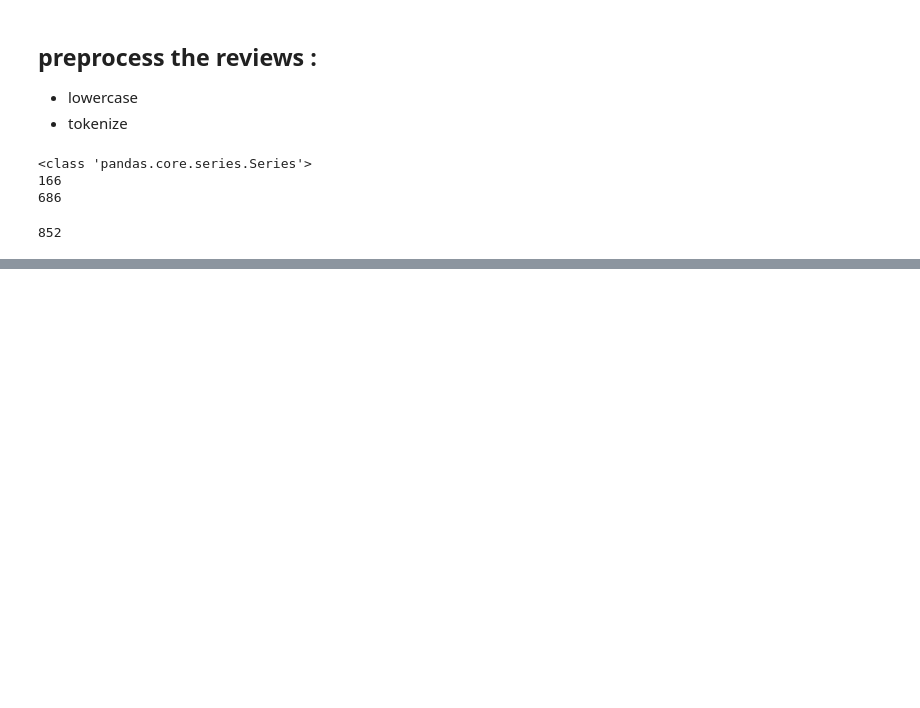
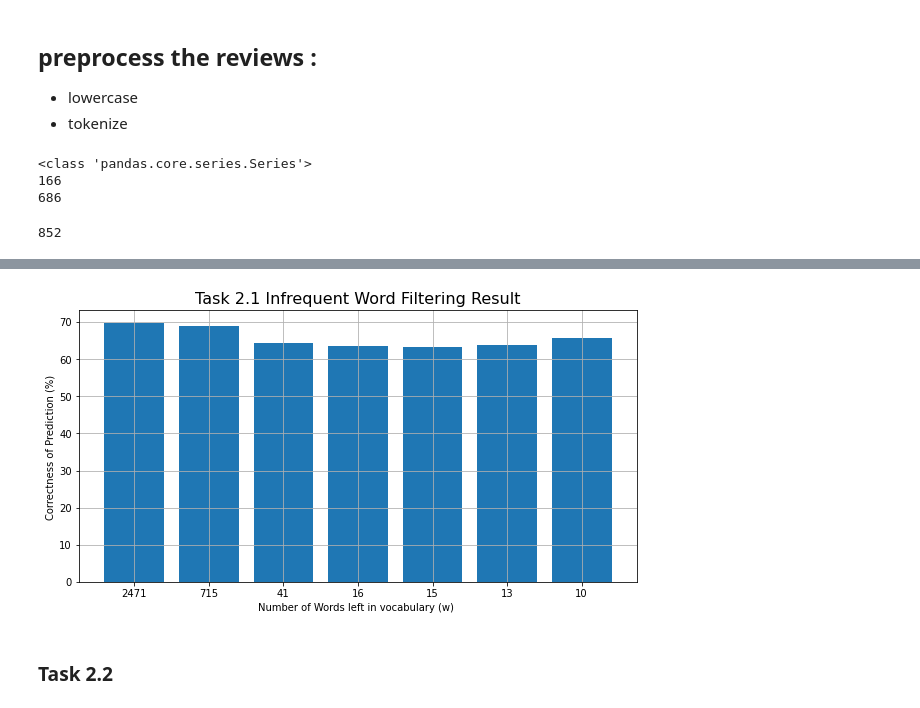
Before and after one commit to BestBonBai/COMP472, a Jupyter notebook: A2/A2_test.ipynb, the cells around one changed output, grey strips where cells are left out. Cells and saved outputs as stored; diff of their text form; code cells hidden in the pictures; blank space fills up the shorter version.

```diff
--- a/A2/A2_test.ipynb
+++ b/A2/A2_test.ipynb
@@ -379,0 +491,19 @@ print(infrequent_model.info)
+# %%
+
+import matplotlib.pyplot as plt
+
+# draw graph
+fig, ax = plt.subplots(figsize=(10,5))
+plt.xticks(range(len(words_amount_list)), words_amount_list)
+# set title and axis lables
+ax.set_xlabel("Number of Words left in vocabulary (w) ")
+ax.set_ylabel("Correctness of Prediction (%) ")
+ax.set_title("Task 2.1 Infrequent Word Filtering Result", fontsize=16, color='black', verticalalignment="baseline")
+
+plt.bar(range(len(prediction_list)), prediction_list)
+ax.grid(True)
+plt.show()
+# %% [output]
+[figure, added]
+# %% [markdown]
+### Task 2.2
```
Also changed, not shown: parts of 20 cells of this notebook, 18 other files.
